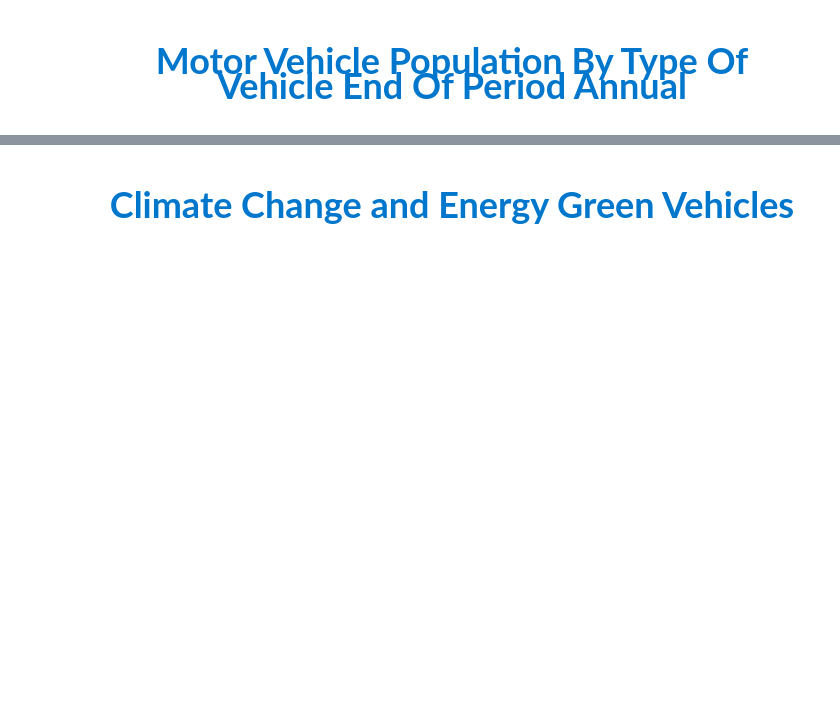
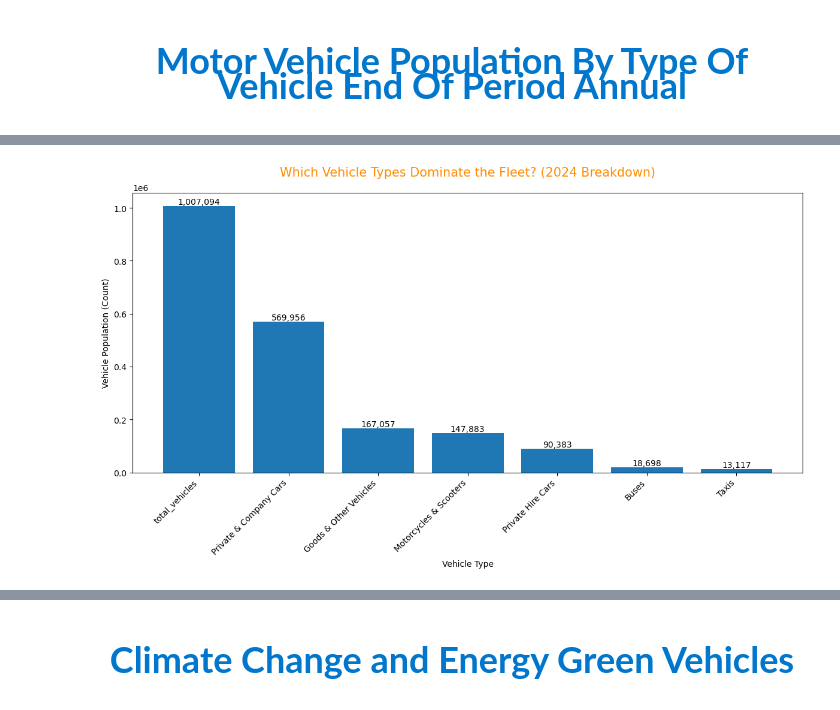
Before and after one commit to grasssxz/PDS_CA1, a Jupyter notebook: CA2.ipynb, the cells around one changed output, grey strips where cells are left out. Cells and saved outputs as stored; diff of their text form; code cells hidden in the pictures; blank space fills up the shorter version.

```diff
--- a/CA2.ipynb
+++ b/CA2.ipynb
@@ -401 +970,72 @@ DataSeries     object
+# %%
+import matplotlib.pyplot as plt
+import pandas as pd
+
+# -----------------------------------------------------
+#  Select Latest Year
+# -----------------------------------------------------
+
+latest_year = vehicle_pivot['Year'].max()
+
+year_data = vehicle_pivot.loc[
+    vehicle_pivot['Year'] == latest_year
+]
+
+# Convert row to dictionary
+year_dict = year_data.drop(columns=['Year']).iloc[0].to_dict()
+
+# Convert to DataFrame for sorting
+latest_df = pd.DataFrame(
+    list(year_dict.items()),
+    columns=['Vehicle_Type', 'Population']
+)
+
+# -----------------------------------------------------
+# 2 Sort Largest → Smallest
+# -----------------------------------------------------
+
+latest_df = latest_df.sort_values(
+    by='Population',
+    ascending=False
+)
+
+# -----------------------------------------------------
+#  Plot Bar Chart
+# -----------------------------------------------------
+
+plt.figure(figsize=(12, 7))
+
+bars = plt.bar(
+    latest_df['Vehicle_Type'],
+    latest_df['Population']
+)
+
+# Add value labels on top of bars
+for bar in bars:
+    height = bar.get_height()
+    plt.text(
+        bar.get_x() + bar.get_width() / 2,
+        height,
+        f"{int(height):,}",
+        ha='center',
+        va='bottom',
+        fontsize=10
+    )
+
+plt.xticks(rotation=45, ha='right')
+
+plt.xlabel("Vehicle Type")
+plt.ylabel("Vehicle Population (Count)")
+
+plt.title(
+    f"Which Vehicle Types Dominate the Fleet? ({latest_year} Breakdown)",
+    fontsize=15,
+    color="darkorange",
+    pad=20
+)
+
+plt.tight_layout()
+plt.show()
+# %% [output]
+[figure, added]
 # %% [markdown]
```
Also changed, not shown: parts of 41 cells of this notebook, 3 other files.
